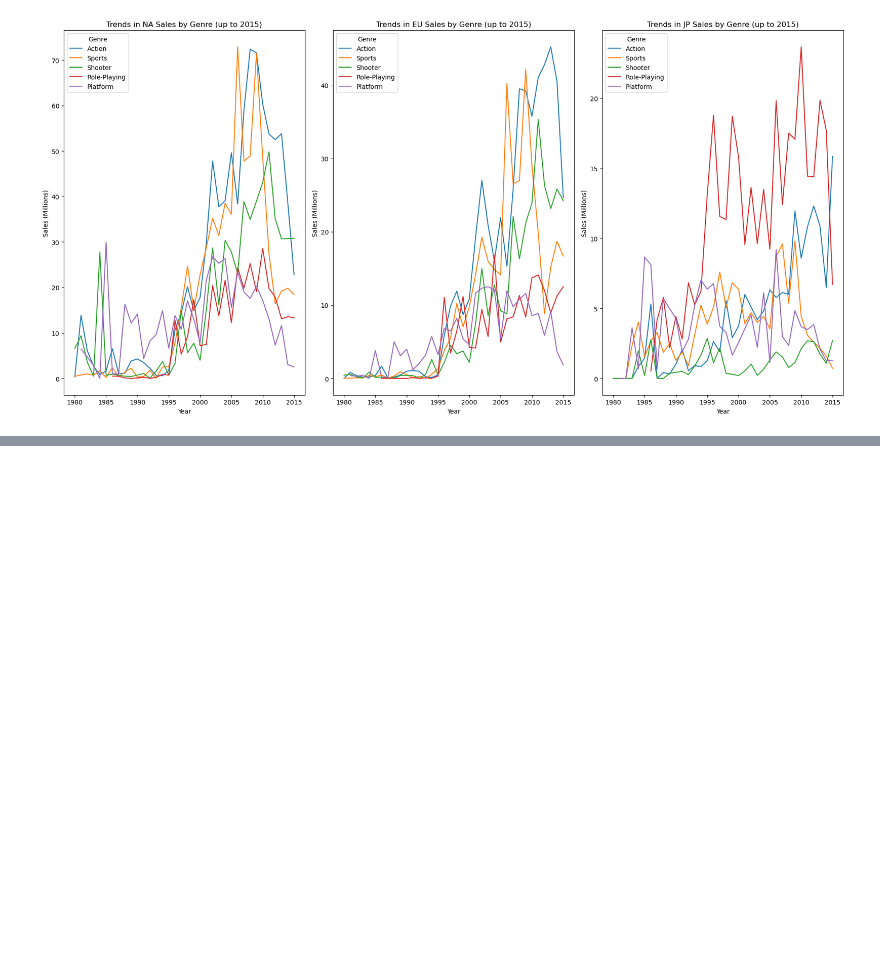
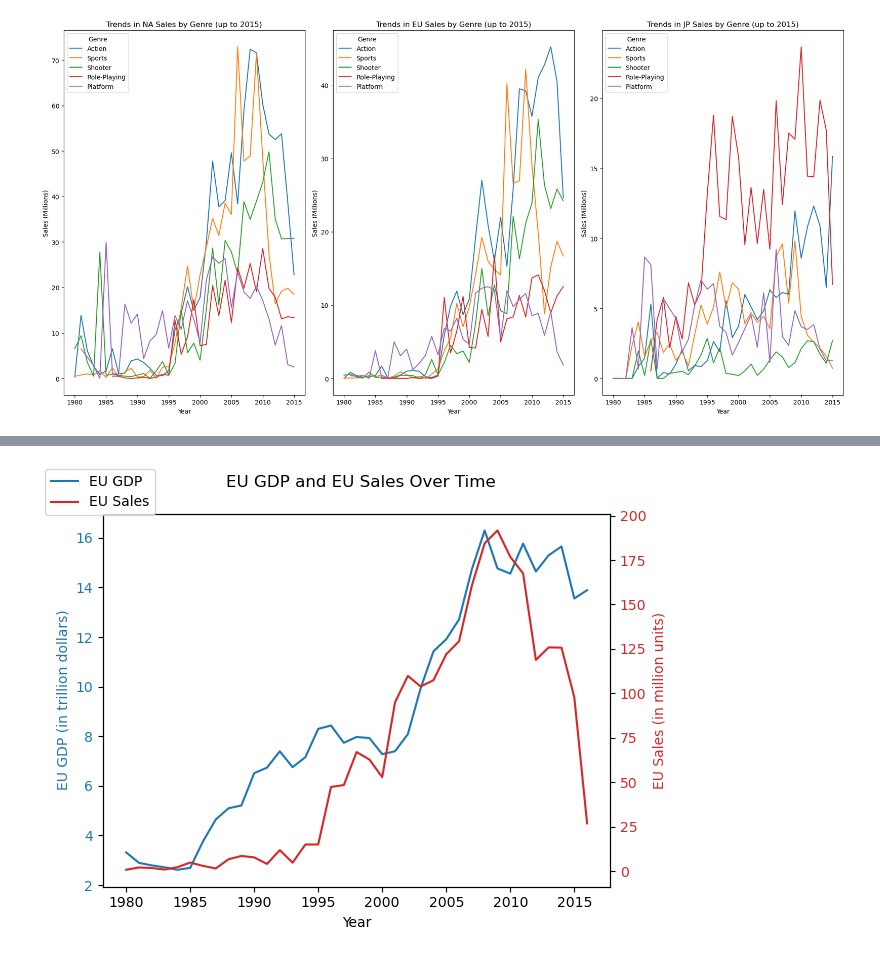
Before and after one commit to dmll0632/Not-Chuck-Norris, a Jupyter notebook: PROJECT1.ipynb, the cells around one changed output, grey strips where cells are left out. Cells and saved outputs as stored; diff of their text form; code cells hidden in the pictures; blank space fills up the shorter version.

```diff
--- a/PROJECT1.ipynb
+++ b/PROJECT1.ipynb
@@ -402,0 +530,30 @@ SyntaxError: illegal target for annotation (4062415902.py, line 28)
+# %%
+import matplotlib.pyplot as plt
+
+# Assuming 'merged_df' is your DataFrame with 'Year' as the index
+# and columns 'EU GDP' and 'EU_Sales'
+
+# Plotting
+fig, ax1 = plt.subplots()
+
+# Plotting EU GDP on the primary y-axis
+ax1.set_xlabel('Year')
+ax1.set_ylabel('EU GDP (in trillion dollars)', color='tab:blue')
+ax1.plot(merged_df.index, merged_df['EU GDP'] / 1e12, color='tab:blue', label='EU GDP')
+ax1.tick_params(axis='y', labelcolor='tab:blue')
+
+# Create a secondary y-axis for EU Sales
+ax2 = ax1.twinx()
+ax2.set_ylabel('EU Sales (in million units)', color='tab:red')
+ax2.plot(merged_df.index, merged_df['EU_Sales'], color='tab:red', label='EU Sales')
+ax2.tick_params(axis='y', labelcolor='tab:red')
+
+# Title and legend
+fig.suptitle('EU GDP and EU Sales Over Time')
+fig.tight_layout()
+fig.legend(loc='upper left')
+
+# Show the plot
+plt.show()
+# %% [output]
+[figure, added]
```
Also changed, not shown: parts of 13 cells of this notebook, 1 other file.
